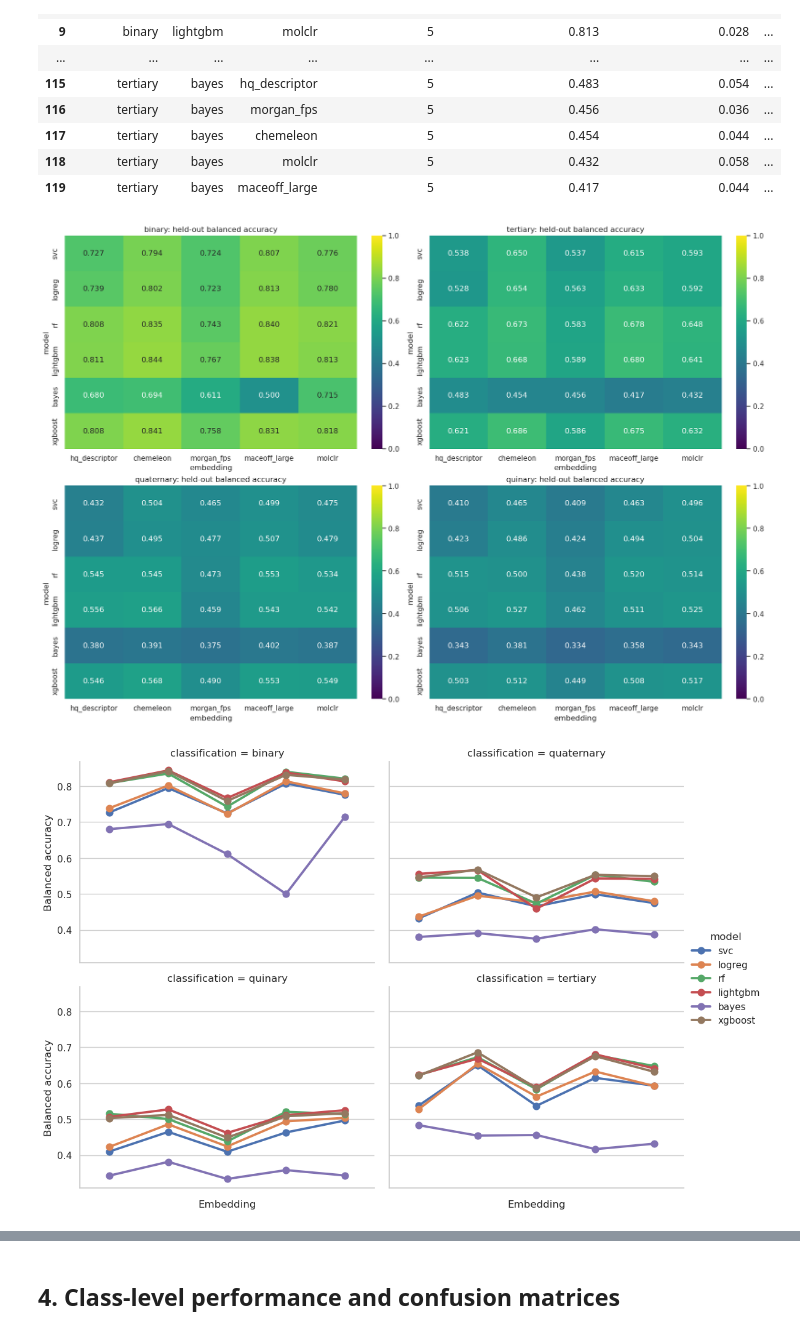
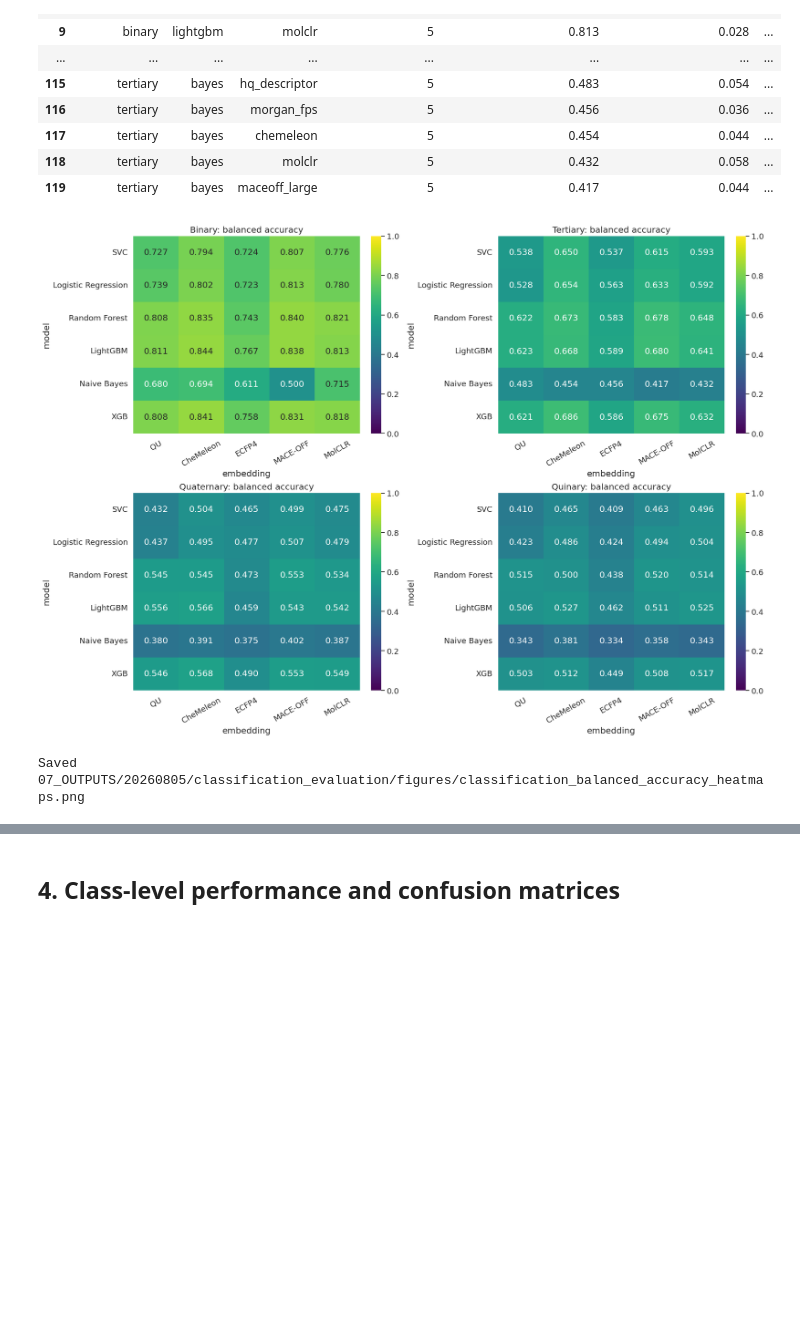
Before and after one commit to CABackman/fm-4-em, a Jupyter notebook: 08_CLASSIFICATION/02_IS_classification_evaluation.ipynb, the cells around one changed output, grey strips where cells are left out. Drawn from its saved outputs; the diff is of its cells as text; code cells hidden in the pictures; blank space fills up the shorter version.

```diff
--- a/08_CLASSIFICATION/02_IS_classification_evaluation.ipynb
+++ b/08_CLASSIFICATION/02_IS_classification_evaluation.ipynb
@@ -172,22 +270,28 @@ display(aggregate_results.style.format({
 | 118 | tertiary | bayes | molclr | 5 | 0.432 | 0.058 | ... |
 | 119 | tertiary | bayes | maceoff_large | 5 | 0.417 | 0.044 | ... |
 # %%
-fig, axes = plt.subplots(2, 2, figsize=(16, 11), constrained_layout=True)
+fig, axes = plt.subplots(2, 2, figsize=(17, 12), constrained_layout=True)
 for axis, classification in zip(axes.flat, CLASSIFICATIONS):
-    subset = aggregate_results.loc[aggregate_results['classification'].eq(classification)]
-    matrix = subset.pivot(index='model', columns='embedding', values='balanced_accuracy_mean')
-    matrix = matrix.reindex(index=MODELS, columns=EMBEDDINGS)
-    sns.heatmap(matrix, annot=True, fmt='.3f', cmap='viridis', vmin=0, vmax=1, ax=axis)
-    axis.set_title(f'{classification}: held-out balanced accuracy')
-plt.show()
+    matrix = (
+        aggregate_results.loc[aggregate_results["classification"] == classification]
+        .pivot(index="model", columns="embedding", values="balanced_accuracy_mean")
+        .reindex(index=MODELS, columns=EMBEDDINGS)
+        .rename(index=MODEL_LABELS, columns=EMBEDDING_LABELS)
+    )
+    sns.heatmap(
+        matrix,
+        annot=True,
+        fmt=".3f",
+        cmap="viridis",
+        vmin=0,
+        vmax=1,
+        ax=axis,
+    )
+    axis.set_title(f"{CLASSIFICATION_LABELS[classification]}: balanced accuracy")
+    axis.tick_params(axis="x", rotation=30)
+    axis.tick_params(axis="y", rotation=0)
 
-g = sns.catplot(
-    data=runs, x='embedding', y='test_balanced_accuracy', hue='model',
-    col='classification', col_wrap=2, kind='point', errorbar=None,
-    order=EMBEDDINGS, hue_order=MODELS, height=4, aspect=1.35,
-)
-g.set_xticklabels(rotation=30); g.set_axis_labels('Embedding', 'Balanced accuracy')
-plt.show()
+save_figure(fig, "classification_balanced_accuracy_heatmaps.png");
 # %% [output]
-[figure, old version]
+[figure, new version]
-[figure, removed]
+Saved 07_OUTPUTS/20260805/classification_evaluation/figures/classification_balanced_accuracy_heatmaps.png
```
Also changed, not shown: parts of 24 cells of this notebook, 20 other files.
